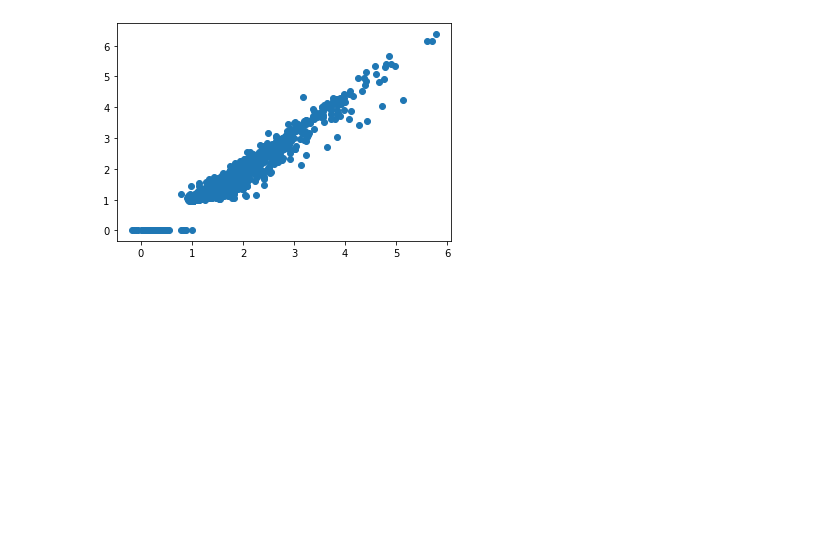
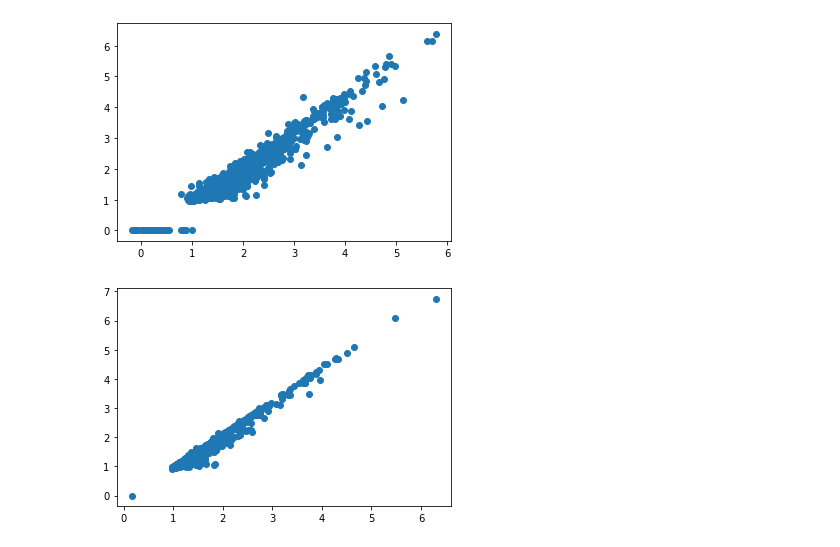
Before and after one commit to paparon96/WaterAnalyticsKaggle, a Jupyter notebook: WaterForecastModels.ipynb, the cells around one changed output. Cells and saved outputs as stored; diff of their text form; code cells hidden in the pictures; blank space fills up the shorter version.

```diff
--- a/WaterForecastModels.ipynb
+++ b/WaterForecastModels.ipynb
@@ -547,3 +601,34 @@ plt.scatter(var_y_pred,y_true)
 plt.show()
 # %% [output]
 [figure]
+# %%
+# Parameters
+forecast_horizon = 1
+target_name = 'Hydrometry_Nave_di_Rosano'
+target_loc = list(df_test.columns).index(target_name)
+d = df_test.shape[1]
+
+
+
+var_y_pred_test = []
+counter = 0
+
+for i in range(0,len(df_test)):
+
+    forecast_input = df_test.values[i,:].reshape(1,d)
+
+    # Forecast step
+    fc = var_model_fitted.forecast(y=forecast_input, steps=forecast_horizon)
+
+    # Find the target value
+    pred = fc[forecast_horizon-1,target_loc]
+    var_y_pred_test.append(pred)
+
+    # Increment counter
+    counter += 1
+# %%
+# Compare prediction and actual in the test set
+plt.scatter(var_y_pred_test,y_test)
+plt.show()
+# %% [output]
+[figure, added]
```
Also changed, not shown: parts of 20 cells of this notebook.
